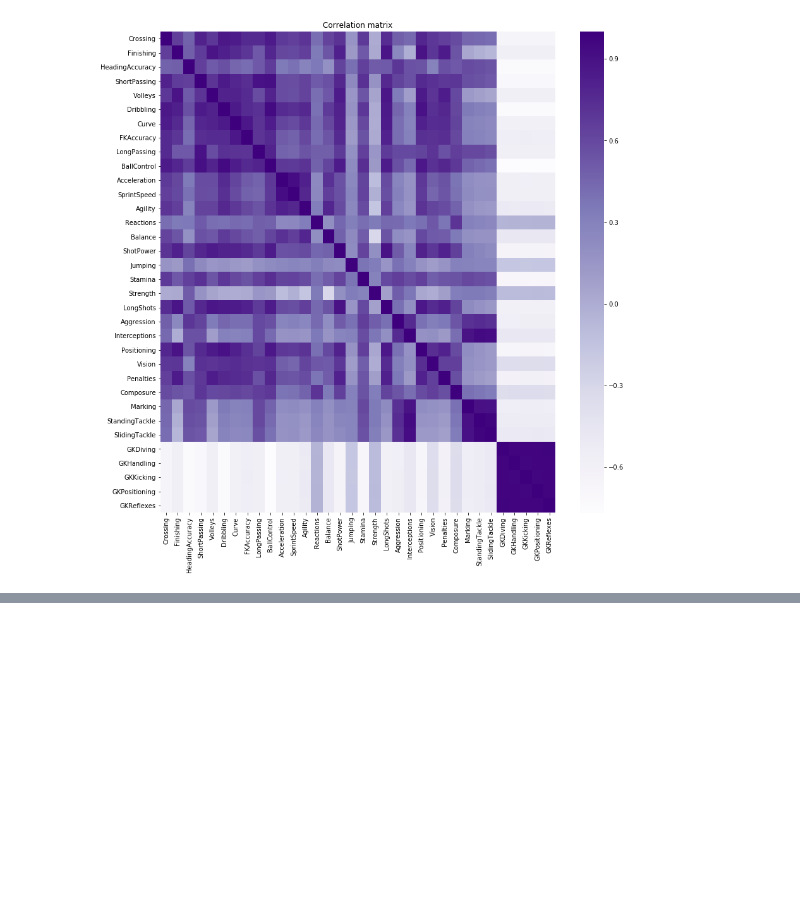
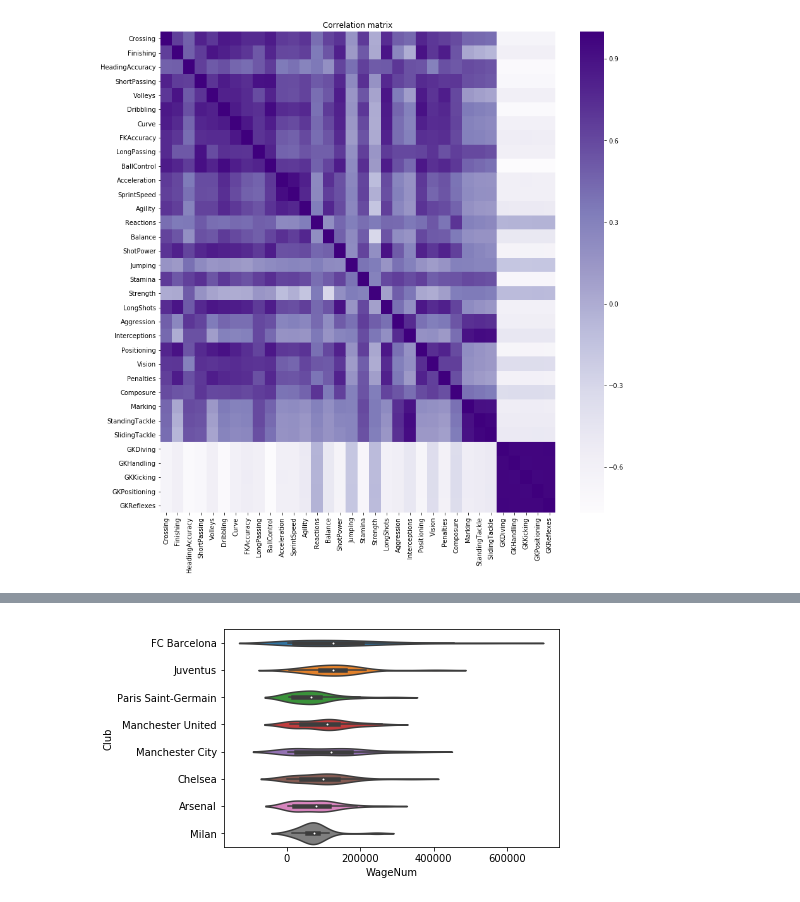
Before and after one commit to fifa-19-player-stats/data, a Jupyter notebook: FIFA19.ipynb, the cells around one changed output, grey strips where cells are left out. Cells and saved outputs as stored; diff of their text form; code cells hidden in the pictures; blank space fills up the shorter version.

```diff
--- a/FIFA19.ipynb
+++ b/FIFA19.ipynb
@@ -490,0 +534,4 @@ ax = sns.heatmap(df3.corr(),cmap = "Purples").set_title('Correlation matrix')
+# %%
+wage2 = sns.violinplot(data = c, y = 'Club', x = 'WageNum')
+# %% [output]
+[figure, added]
```
Also changed, not shown: parts of 4 cells of this notebook.
